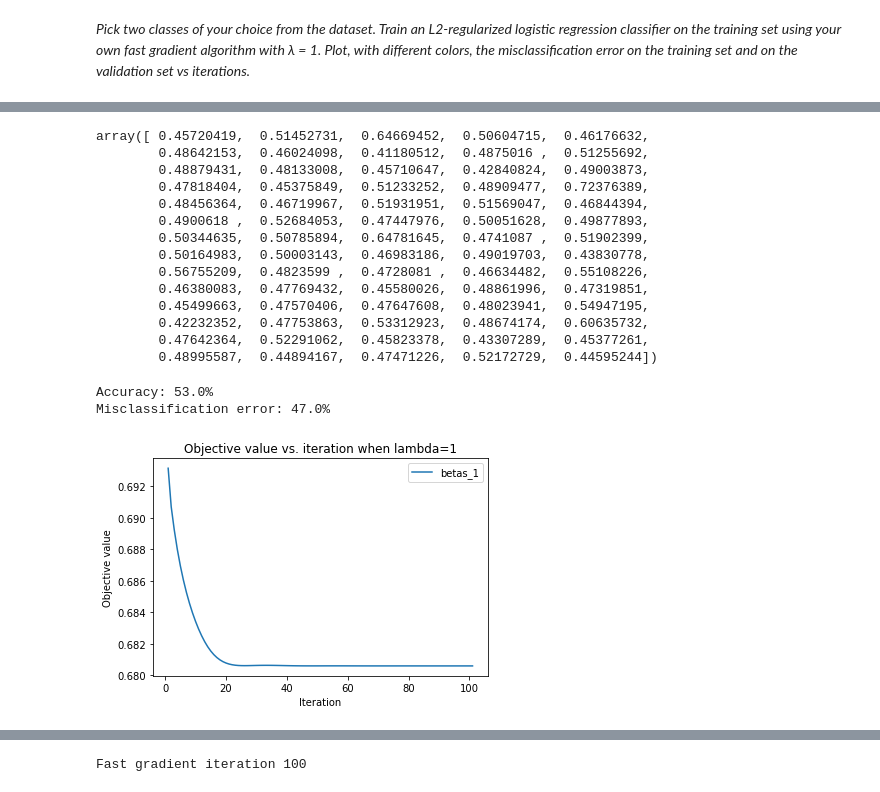
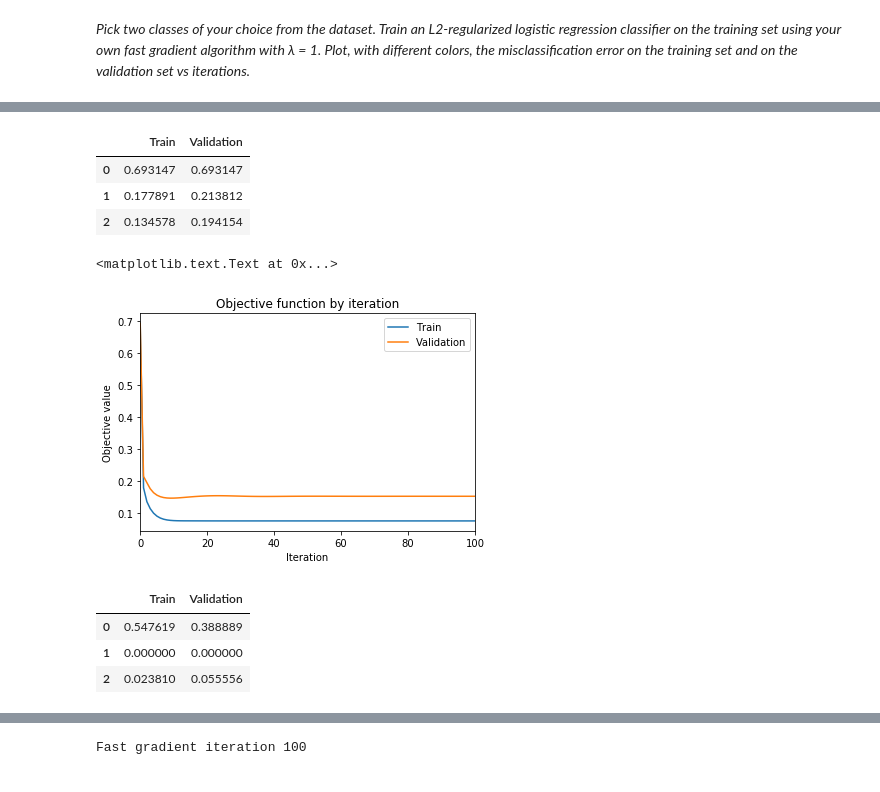
Before and after one commit to aenfield/Data558, a Jupyter notebook: Kaggle/HWExerciseExploratory.ipynb, the cells around one changed output, grey strips where cells are left out. Saved outputs shown, nothing was run; the diff lists cells and outputs as text; code cells hidden in the pictures.

```diff
--- a/Kaggle/HWExerciseExploratory.ipynb
+++ b/Kaggle/HWExerciseExploratory.ipynb
@@ -143,30 +108,21 @@ array([ -1.70305078e-01,   5.99739271e-02,   6.04341591e-01,
-# %%
-iteration = 50
-#results_by_iteration[iteration, 1675:1745]
-np.exp(results_by_iteration[iteration, 1675:1745]) / (1 + np.exp(results_by_iteration[iteration, 1675:1745]))
-# %% [output]
-array([ 0.45720419,  0.51452731,  0.64669452,  0.50604715,  0.46176632,
-        0.48642153,  0.46024098,  0.41180512,  0.4875016 ,  0.51255692,
-        0.48879431,  0.48133008,  0.45710647,  0.42840824,  0.49003873,
-        0.47818404,  0.45375849,  0.51233252,  0.48909477,  0.72376389,
-        0.48456364,  0.46719967,  0.51931951,  0.51569047,  0.46844394,
-        0.4900618 ,  0.52684053,  0.47447976,  0.50051628,  0.49877893,
-        0.50344635,  0.50785894,  0.64781645,  0.4741087 ,  0.51902399,
-        0.50164983,  0.50003143,  0.46983186,  0.49019703,  0.43830778,
-        0.56755209,  0.4823599 ,  0.4728081 ,  0.46634482,  0.55108226,
-        0.46380083,  0.47769432,  0.45580026,  0.48861996,  0.47319851,
-        0.45499663,  0.47570406,  0.47647608,  0.48023941,  0.54947195,
-        0.42232352,  0.47753863,  0.53312923,  0.48674174,  0.60635732,
-        0.47642364,  0.52291062,  0.45823378,  0.43307289,  0.45377261,
-        0.48995587,  0.44894167,  0.47471226,  0.52172729,  0.44595244])
-# %%
-accuracy = get_accuracy(results.values[20,:], X_test, y_test, 0.5)
-print("Accuracy: {0:.1%}".format(accuracy))
-print("Misclassification error: {0:.1%}".format(1 - accuracy))
-# %% [output]
-Accuracy: 53.0%
-Misclassification error: 47.0%
-# %%
-corinne.objective_plot(results.values, 1, X_train, y_train)
-# %% [output]
-[figure, removed]
+# %%
+def get_objective_values(beta_results_df, X, y, lam):
+    return beta_results_df.apply(lambda r: fp.compute_objective_logistic_regression(r.values,
+                                                    X, y, lam), axis=1)
+# %%
+obj_vals = pd.DataFrame({'Train': get_objective_values(results, X_twoclasses_train, y_twoclasses_train, 1),
+              'Validation': get_objective_values(results, X_twoclasses_test, y_twoclasses_test, 1)})
+obj_vals[:3]
+# %% [output]
+|  | Train | Validation |
+| 0 | 0.693147 | 0.693147 |
+| 1 | 0.177891 | 0.213812 |
+| 2 | 0.134578 | 0.194154 |
+# %%
+ax = obj_vals.plot()
+ax.set_xlabel('Iteration')
+ax.set_ylabel('Objective value')
+ax.set_title('Objective function by iteration')
+# %% [output]
+<matplotlib.text.Text at 0x...>
+[figure, added]
@@ -172,0 +132,9 @@ corinne.objective_plot(results.values, 1, X_train, y_train)
+# %%
+errors = pd.DataFrame({'Train': get_misclassification_errors(results, X_twoclasses_train, y_twoclasses_train),
+              'Validation': get_misclassification_errors(results, X_twoclasses_test, y_twoclasses_test)})
+errors[:3]
+# %% [output]
+|  | Train | Validation |
+| 0 | 0.547619 | 0.388889 |
+| 1 | 0.000000 | 0.000000 |
+| 2 | 0.023810 | 0.055556 |
```
Also changed, not shown: parts of 26 cells of this notebook, 2 other files.
